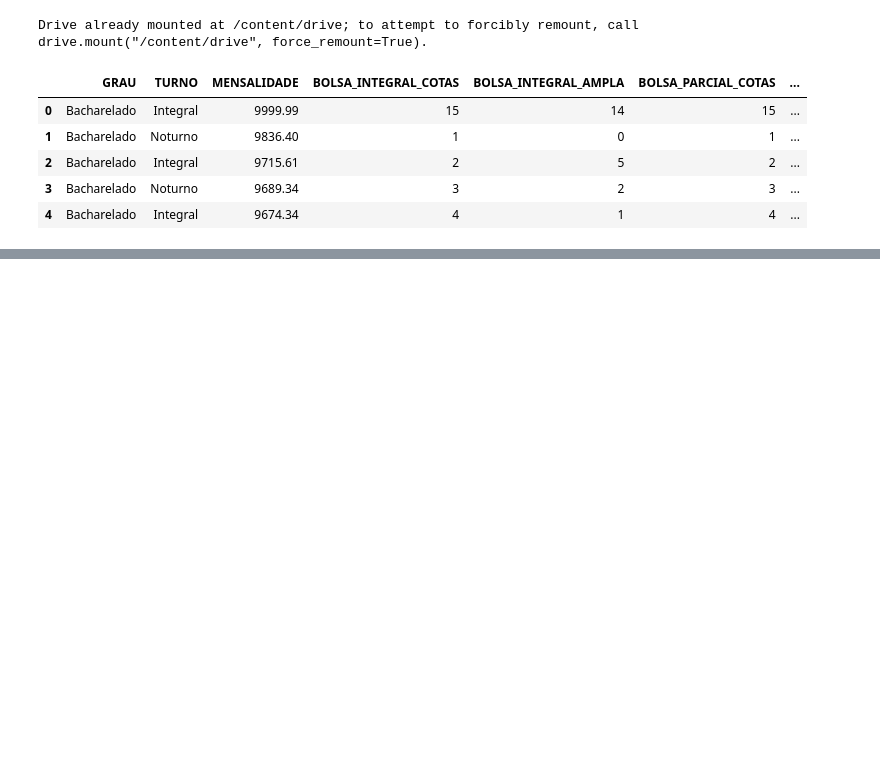
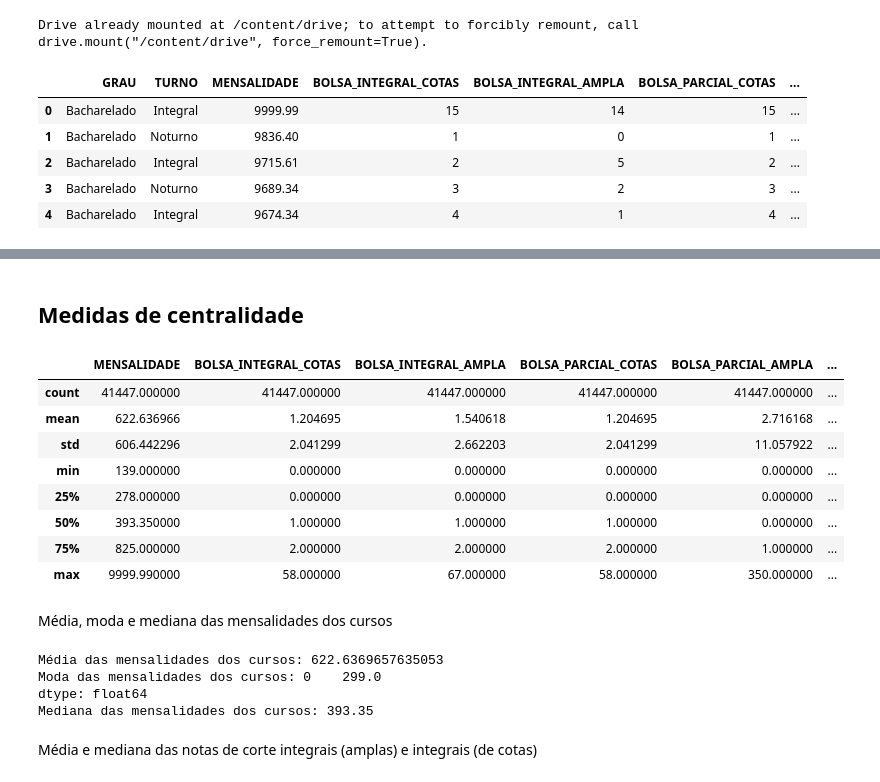
Before and after one commit to Athosmfr/prouniDataScienceUP, a Jupyter notebook: AnaliseExploratoria_Prouni.ipynb, the cells around one changed output, grey strips where cells are left out. Saved outputs shown, nothing was run; the diff lists cells and outputs as text; code cells hidden in the pictures; blank space fills up the shorter version.

```diff
--- a/AnaliseExploratoria_Prouni.ipynb
+++ b/AnaliseExploratoria_Prouni.ipynb
@@ -80,0 +177,27 @@ Name: CURSO_BUSCA, dtype: int64
+# %% [markdown]
+## Medidas de centralidade
+# %%
+df_analise.describe()
+# %% [output]
+|  | MENSALIDADE | BOLSA_INTEGRAL_COTAS | BOLSA_INTEGRAL_AMPLA | BOLSA_PARCIAL_COTAS | BOLSA_PARCIAL_AMPLA | ... |
+| count | 41447.000000 | 41447.000000 | 41447.000000 | 41447.000000 | 41447.000000 | ... |
+| mean | 622.636966 | 1.204695 | 1.540618 | 1.204695 | 2.716168 | ... |
+| std | 606.442296 | 2.041299 | 2.662203 | 2.041299 | 11.057922 | ... |
+| min | 139.000000 | 0.000000 | 0.000000 | 0.000000 | 0.000000 | ... |
+| 25% | 278.000000 | 0.000000 | 0.000000 | 0.000000 | 0.000000 | ... |
+| 50% | 393.350000 | 1.000000 | 1.000000 | 1.000000 | 0.000000 | ... |
+| 75% | 825.000000 | 2.000000 | 2.000000 | 2.000000 | 1.000000 | ... |
+| max | 9999.990000 | 58.000000 | 67.000000 | 58.000000 | 350.000000 | ... |
+# %% [markdown]
+Média, moda e mediana das mensalidades dos cursos
+# %%
+print("Média das mensalidades dos cursos:" , df_analise['MENSALIDADE'].mean())
+print("Moda das mensalidades dos cursos:" , df_analise['MENSALIDADE'].mode())
+print("Mediana das mensalidades dos cursos:" , df_analise['MENSALIDADE'].median())
+# %% [output]
+Média das mensalidades dos cursos: 622.6369657635053
+Moda das mensalidades dos cursos: 0    299.0
+dtype: float64
+Mediana das mensalidades dos cursos: 393.35
+# %% [markdown]
+Média e mediana das notas de corte integrais (amplas) e integrais (de cotas)
```
Also changed, not shown: parts of 29 cells of this notebook.
